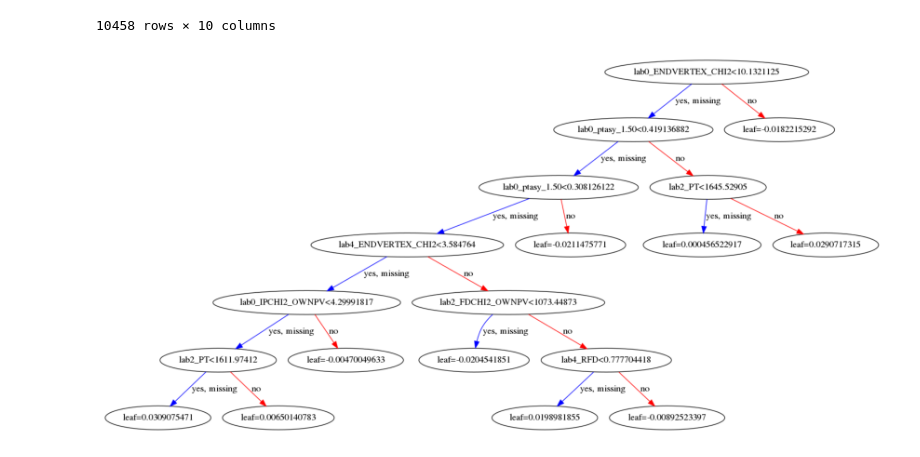
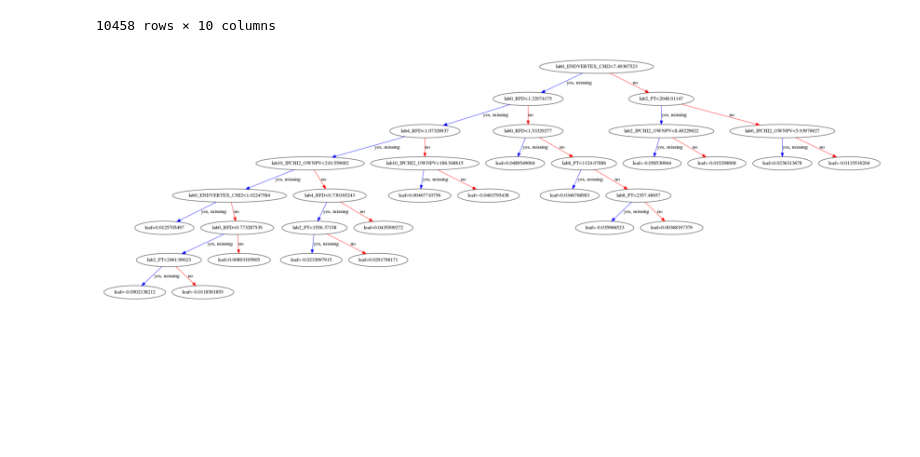
Before and after one commit to tomaszrajchel/thesis, a Jupyter notebook: model_exploration.ipynb, the cells around one changed output. Cells and saved outputs as stored; diff of their text form; code cells hidden in the pictures; blank space fills up the shorter version.

Commit message:
update prediction plot

```diff
--- a/model_exploration.ipynb
+++ b/model_exploration.ipynb
@@ -57,8 +57,8 @@ booster.trees_to_dataframe()
 10458 rows × 10 columns
 # %%
 from xgboost import plot_tree
-plot_tree(booster, fontsize=10, num_trees=200)
+plot_tree(booster, fontsize=10, num_trees=100)
 fig = plt.gcf()
 fig.set_size_inches(15,10)
 # %% [output]
-[figure, old version]
+[figure, new version]
```
Also changed, not shown: 2 other files.
